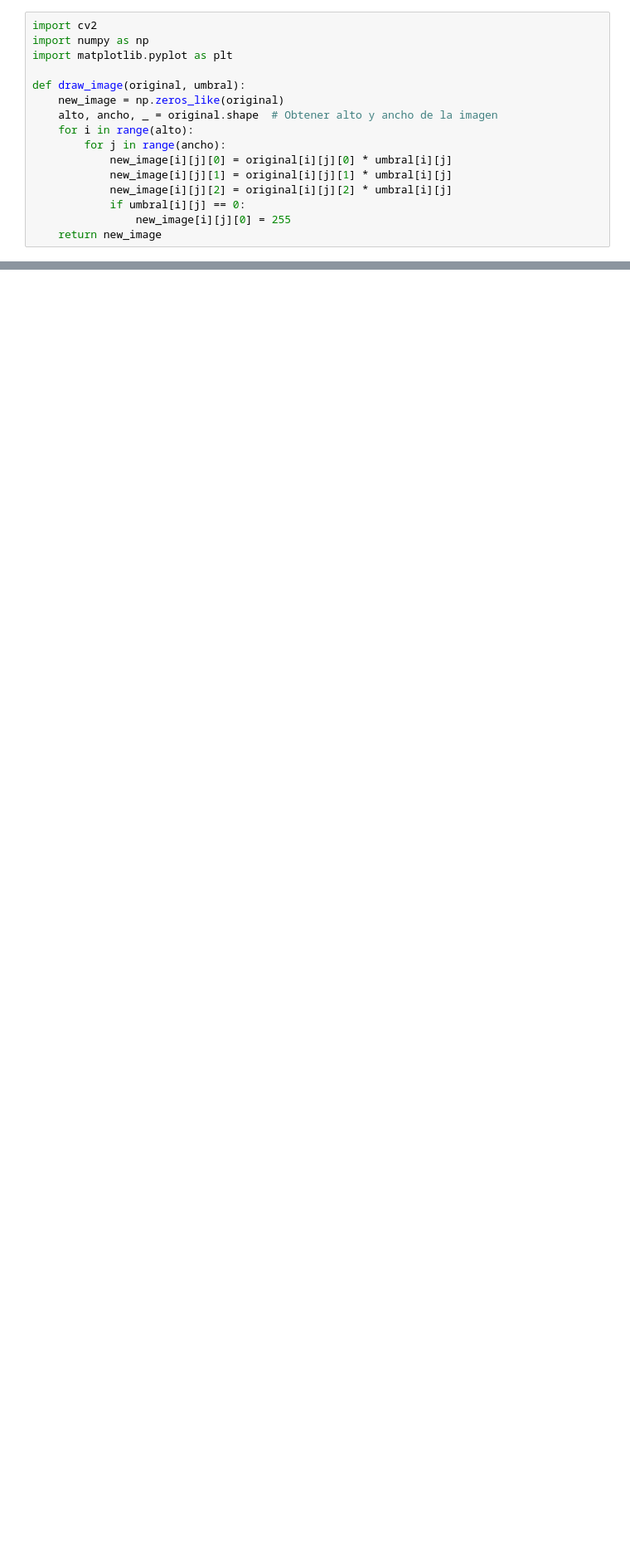
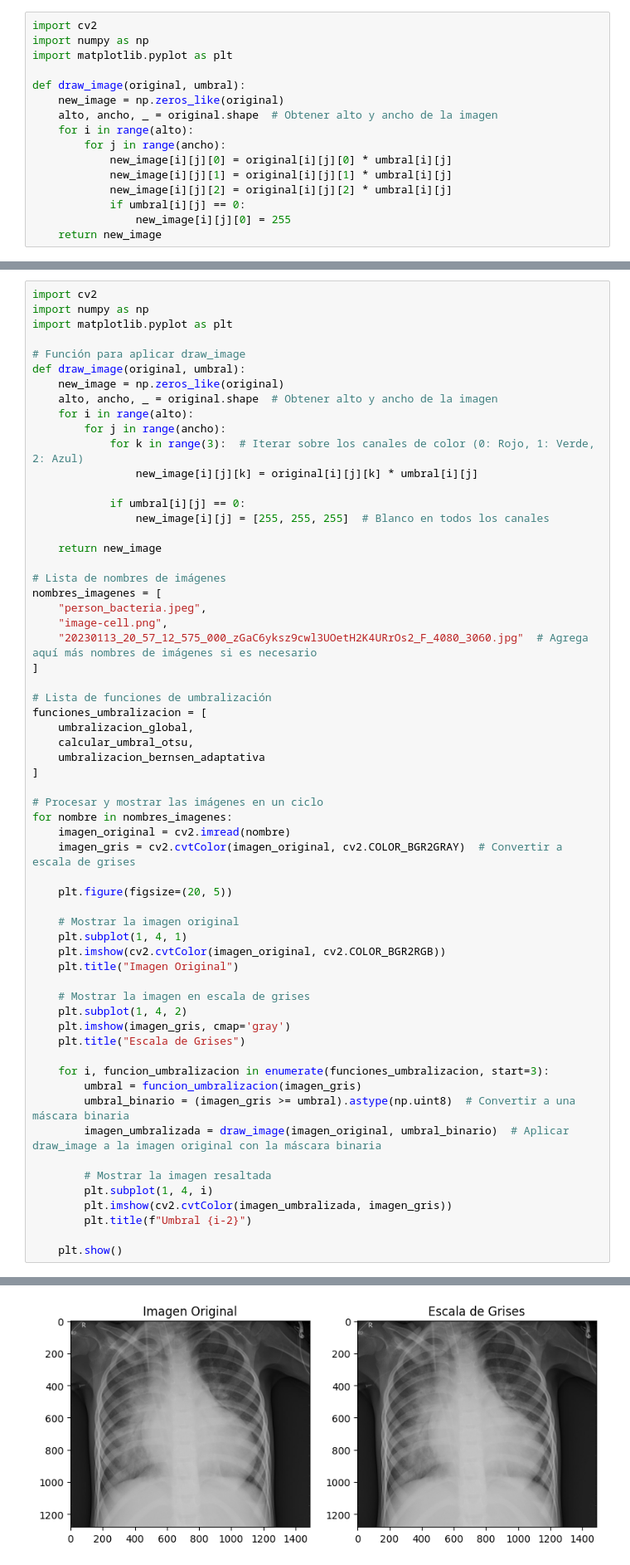
Before and after one commit to AngelRosalesContreras/Practica1-4, a Jupyter notebook: Práctica_1_4.ipynb, the cells around one changed output, grey strips where cells are left out. Shown at 83% size. Cells and saved outputs as stored; diff of their text form; blank space fills up the shorter version.

```diff
--- a/Práctica_1_4.ipynb
+++ b/Práctica_1_4.ipynb
@@ -418,0 +265,62 @@ error: ignored
+# %%
+import cv2
+import numpy as np
+import matplotlib.pyplot as plt
+
+# Función para aplicar draw_image
+def draw_image(original, umbral):
+    new_image = np.zeros_like(original)
+    alto, ancho, _ = original.shape  # Obtener alto y ancho de la imagen
+    for i in range(alto):
+        for j in range(ancho):
+            for k in range(3):  # Iterar sobre los canales de color (0: Rojo, 1: Verde, 2: Azul)
+                new_image[i][j][k] = original[i][j][k] * umbral[i][j]
+
+            if umbral[i][j] == 0:
+                new_image[i][j] = [255, 255, 255]  # Blanco en todos los canales
+
+    return new_image
+
+# Lista de nombres de imágenes
+nombres_imagenes = [
+    "person_bacteria.jpeg",
+    "image-cell.png",
+    "20230113_20_57_12_575_000_zGaC6yksz9cwl3UOetH2K4URrOs2_F_4080_3060.jpg"  # Agrega aquí más nombres de imágenes si es necesario
+]
+
+# Lista de funciones de umbralización
+funciones_umbralizacion = [
+    umbralizacion_global,
+    calcular_umbral_otsu,
+    umbralizacion_bernsen_adaptativa
+]
+
+# Procesar y mostrar las imágenes en un ciclo
+for nombre in nombres_imagenes:
+    imagen_original = cv2.imread(nombre)
+    imagen_gris = cv2.cvtColor(imagen_original, cv2.COLOR_BGR2GRAY)  # Convertir a escala de grises
+
+    plt.figure(figsize=(20, 5))
+
+    # Mostrar la imagen original
+    plt.subplot(1, 4, 1)
+    plt.imshow(cv2.cvtColor(imagen_original, cv2.COLOR_BGR2RGB))
+    plt.title("Imagen Original")
+
+    # Mostrar la imagen en escala de grises
+    plt.subplot(1, 4, 2)
+    plt.imshow(imagen_gris, cmap='gray')
+    plt.title("Escala de Grises")
+
+    for i, funcion_umbralizacion in enumerate(funciones_umbralizacion, start=3):
+        umbral = funcion_umbralizacion(imagen_gris)
+        umbral_binario = (imagen_gris >= umbral).astype(np.uint8)  # Convertir a una máscara binaria
+        imagen_umbralizada = draw_image(imagen_original, umbral_binario)  # Aplicar draw_image a la imagen original con la máscara binaria
+
+        # Mostrar la imagen resaltada
+        plt.subplot(1, 4, i)
+        plt.imshow(cv2.cvtColor(imagen_umbralizada, imagen_gris))
+        plt.title(f"Umbral {i-2}")
+
+    plt.show()
+# %% [output]
@@ -418,0 +328 @@ error: ignored
+[figure, added]
```
Also changed, not shown: parts of 2 cells of this notebook.
